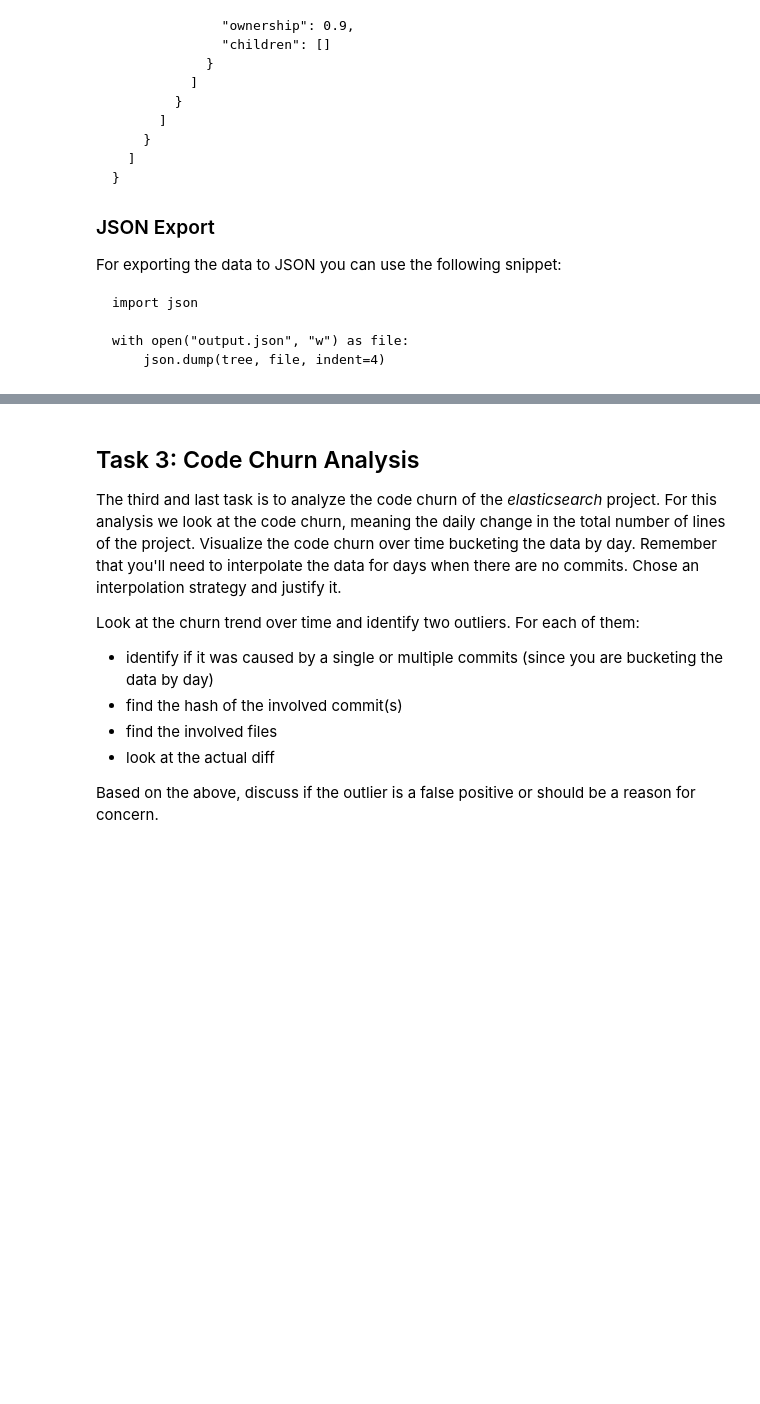
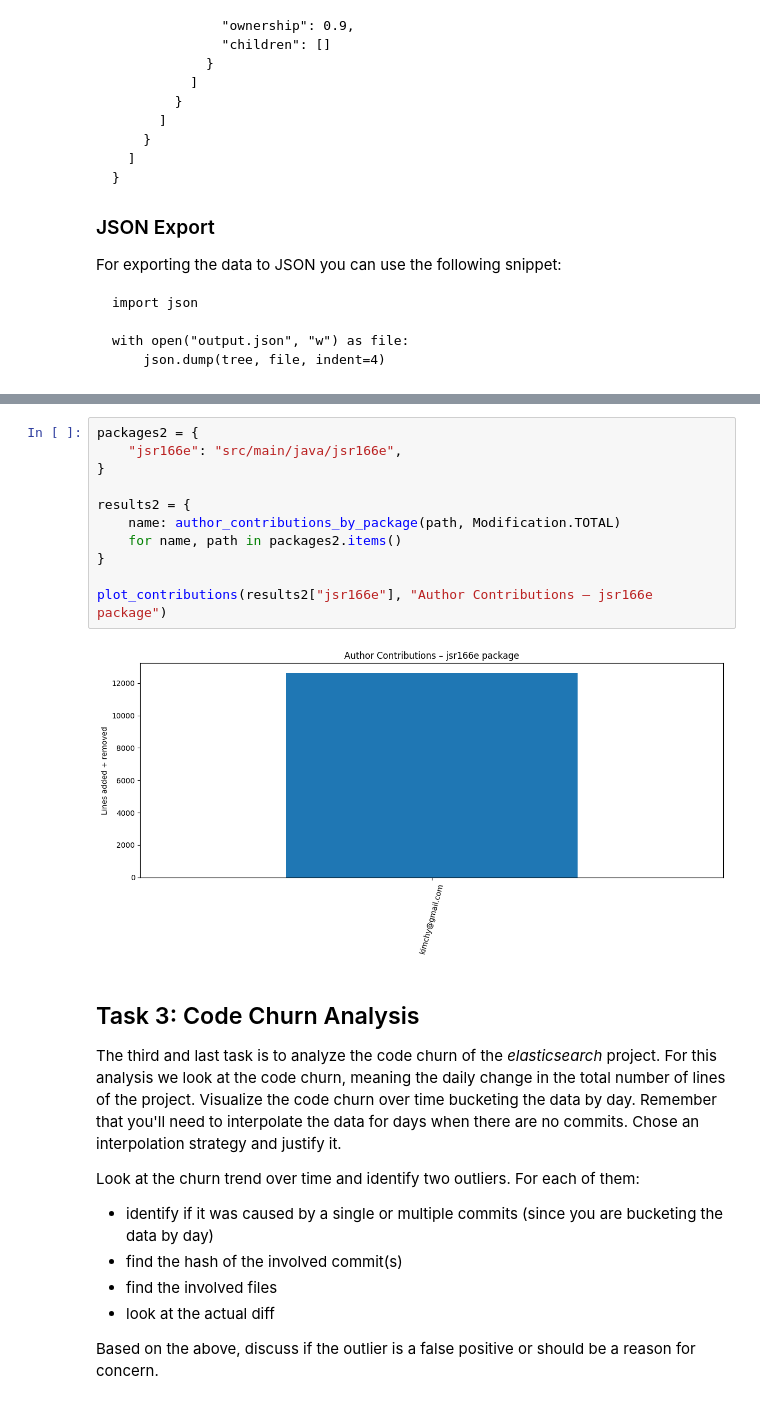
Before and after one commit to Patertuck/elastic-search-analysis, a Jupyter notebook: FSS-SEII-Assignment-2025.ipynb, the cells around one changed output, grey strips where cells are left out. Saved outputs shown, nothing was run; the diff lists cells and outputs as text; blank space fills up the shorter version.

```diff
--- a/FSS-SEII-Assignment-2025.ipynb
+++ b/FSS-SEII-Assignment-2025.ipynb
@@ -241,3 +290,16 @@ with open("output.json", "w") as file:
+# %%
+packages2 = {
+    "jsr166e": "src/main/java/jsr166e",
+}
+
+results2 = {
+    name: author_contributions_by_package(path, Modification.TOTAL)
+    for name, path in packages2.items()
+}
+
+plot_contributions(results2["jsr166e"], "Author Contributions – jsr166e package")
+# %% [output]
+[figure, added]
 # %% [markdown]
 ## Task 3: Code Churn Analysis
 
```
Also changed, not shown: parts of 3 cells of this notebook.
